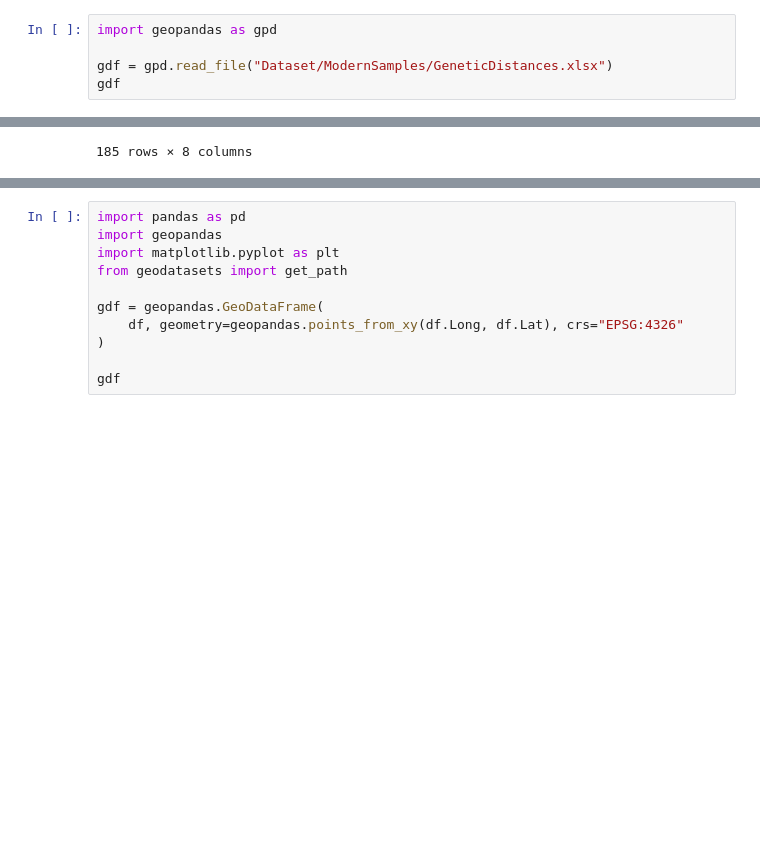
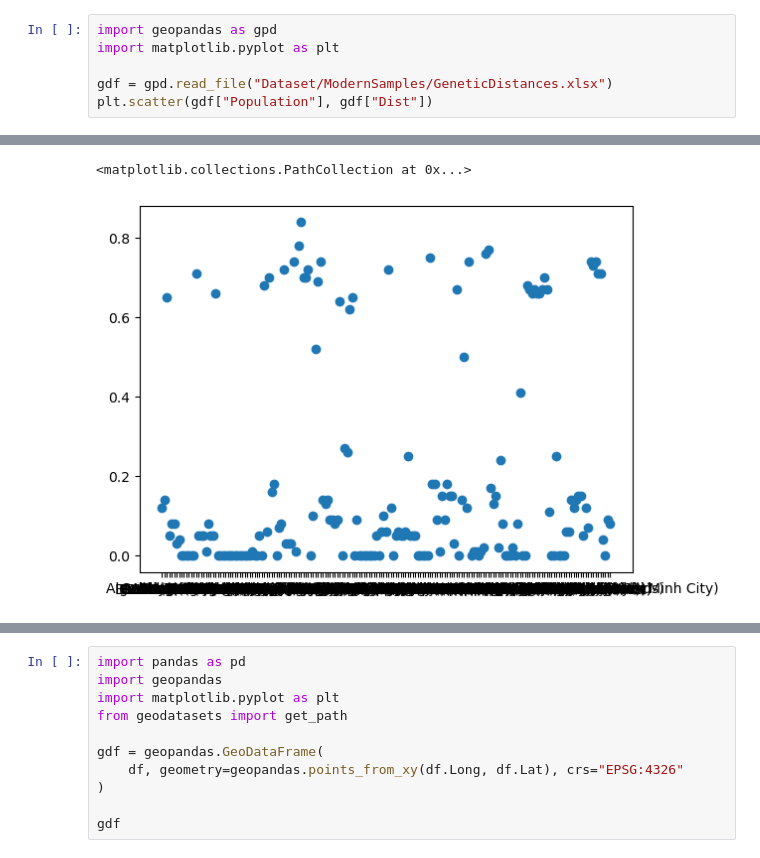
Before and after one commit to XintianL8347/Population-genetics-heatmap, a Jupyter notebook: test.ipynb, the cells around one changed output, grey strips where cells are left out. Drawn from its saved outputs; the diff is of its cells as text; blank space fills up the shorter version.

```diff
--- a/test.ipynb
+++ b/test.ipynb
@@ -20,6 +16,7 @@ df
 # %%
 import geopandas as gpd
+import matplotlib.pyplot as plt
 
 gdf = gpd.read_file("Dataset/ModernSamples/GeneticDistances.xlsx")
-gdf
+plt.scatter(gdf["Population"], gdf["Dist"])
 # %% [output]
@@ -38 +23,2 @@ gdf
-185 rows × 8 columns
+<matplotlib.collections.PathCollection at 0x...>
+[figure, added]
```
Also changed, not shown: parts of 10 cells of this notebook, 1 other file.
